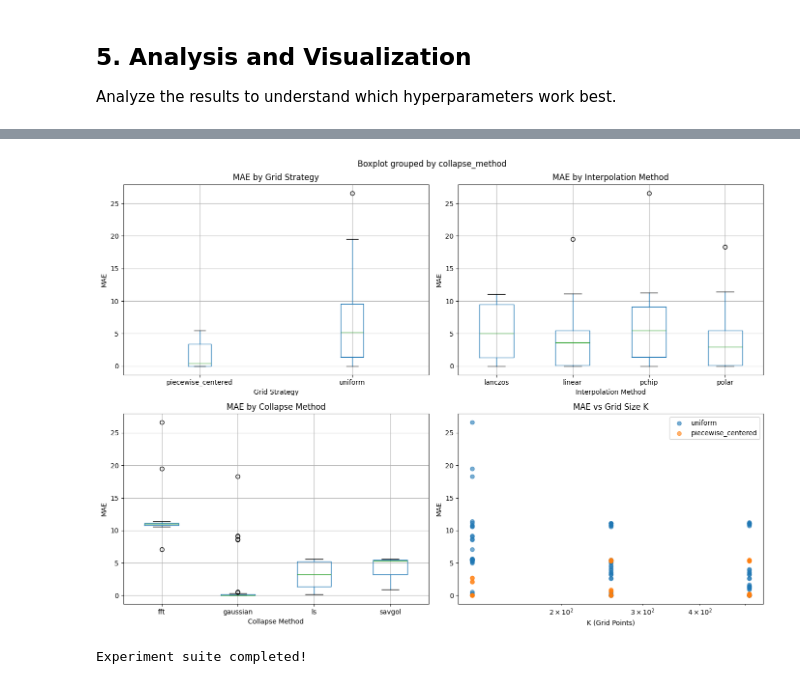
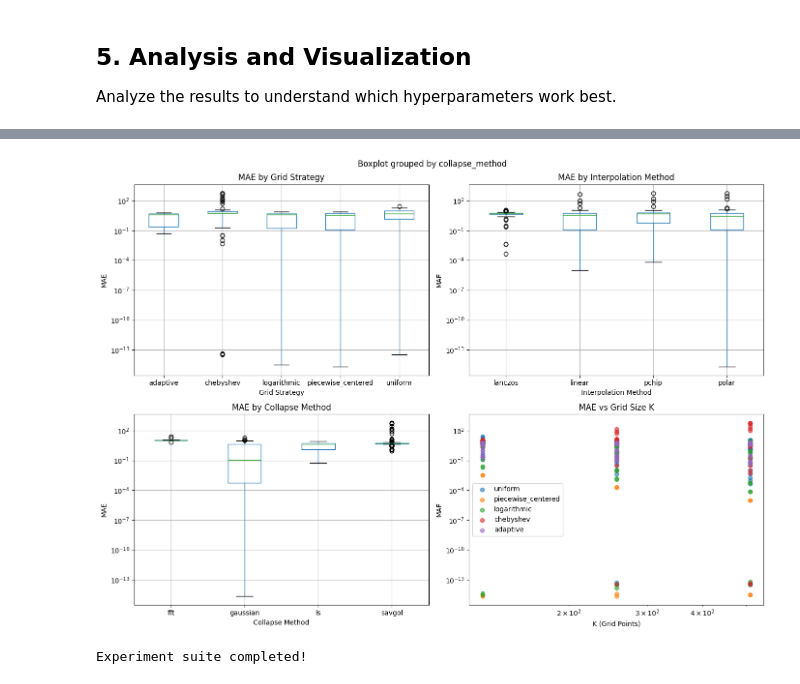
Before and after one commit to Dundalia/CVI, a Jupyter notebook: experiment_suite.ipynb, the cells around one changed output, grey strips where cells are left out. Saved outputs shown, nothing was run; the diff lists cells and outputs as text; code cells hidden in the pictures.

Commit message:
Added new grid methods and updated docs

```diff
--- a/experiment_suite.ipynb
+++ b/experiment_suite.ipynb
@@ -87,7 +49,16 @@ random_policy = np.random.randint(0, env_spec.n_actions, size=env_spec.n_states)
 # Compute Ground Truth via Classical VI
 print("Running Classical Value Iteration for Baseline...")
 pi_vi, V_vi, _, _ = value_iteration(env_spec, gamma=GAMMA, termination=1e-8)
-print("VI Converged.")
+
+# Compute Q_vi from V_vi for direct comparison
+# We need Q-values to compare against CVI's collapsed Q(s,a)
+Q_vi = np.zeros((env_spec.n_states, env_spec.n_actions))
+for s in range(env_spec.n_states):
+    for a in range(env_spec.n_actions):
+        for prob, next_state, reward, done in env_spec.P[s][a]:
+            Q_vi[s, a] += prob * (reward + GAMMA * V_vi[next_state] * (1 - done))
+
+print(f"VI Converged. Q_vi shape: {Q_vi.shape}, Mean Q-value: {Q_vi.mean():.3f}")
 # %% [output]
 Initialized taxi: States=500, Actions=6
 Running Classical Value Iteration for Baseline...
@@ -105,7 +86,7 @@ param_grid = {
     # Grid Parameters
     "W": [10.0, 20.0],           # Frequency range [-W, W]
     "K": [128, 256, 512],        # Number of grid points
-    "grid_strategy": ["uniform", "piecewise_centered"],
+    "grid_strategy": ["uniform", "piecewise_centered", "logarithmic", "chebyshev", "adaptive"],
 
     # CVI Core Parameters
     "interp_method": ["linear", "polar", "pchip", "lanczos"],
@@ -118,20 +99,28 @@ param_grid = {
 keys, values = zip(*param_grid.items())
 configs = [dict(zip(keys, v)) for v in itertools.product(*values)]
 
-# Filter incompatible combinations if necessary
-# e.g., FFT method usually requires uniform grid
+print(f"Total possible configurations: {len(configs)}")
+
+# Filter incompatible combinations
 filtered_configs = []
 for cfg in configs:
     # FFT assumes uniform grid structure for standard inversion
+    # Allow only uniform grids for FFT (could extend to others but needs validation)
     if cfg["collapse_method"] == "fft" and cfg["grid_strategy"] != "uniform":
         continue
 
     # Lanczos interpolation is theoretically best for uniform grids
-    if cfg["interp_method"] == "lanczos" and cfg["grid_strategy"] != "uniform":
-        continue
+    # But should work on any regular grid, so we allow it for all
+    # (Uncomment below to restrict Lanczos to uniform only)
+    # if cfg["interp_method"] == "lanczos" and cfg["grid_strategy"] != "uniform":
+    #     continue
 
     filtered_configs.append(cfg)
 
-print(f"Total Configurations to Test: {len(filtered_configs)}")
-print("Example Config:", filtered_configs[0])
+print(f"Configurations after filtering: {len(filtered_configs)}")
+print(f"\nGrid strategy distribution:")
+for strategy in param_grid["grid_strategy"]:
+    count = sum(1 for cfg in filtered_configs if cfg["grid_strategy"] == strategy)
+    print(f"  {strategy:20s}: {count} configs")
+print(f"\nExample Config:", filtered_configs[0])
 # %% [output]
@@ -309,33 +325,37 @@ df_results.boxplot(column='mae', by='grid_strategy', ax=axes[0, 0])
 axes[0, 0].set_title('MAE by Grid Strategy')
 axes[0, 0].set_xlabel('Grid Strategy')
 axes[0, 0].set_ylabel('MAE')
+axes[0, 0].set_yscale('log')
 
 # MAE by interpolation method
 df_results.boxplot(column='mae', by='interp_method', ax=axes[0, 1])
 axes[0, 1].set_title('MAE by Interpolation Method')
 axes[0, 1].set_xlabel('Interpolation Method')
 axes[0, 1].set_ylabel('MAE')
+axes[0, 1].set_yscale('log')
 
 # MAE by collapse method
 df_results.boxplot(column='mae', by='collapse_method', ax=axes[1, 0])
 axes[1, 0].set_title('MAE by Collapse Method')
 axes[1, 0].set_xlabel('Collapse Method')
 axes[1, 0].set_ylabel('MAE')
+axes[1, 0].set_yscale('log')
 
 # MAE vs K (grid size)
 for strategy in df_results['grid_strategy'].unique():
     data = df_results[df_results['grid_strategy'] == strategy]
     axes[1, 1].scatter(data['K'], data['mae'], label=strategy, alpha=0.6)
 axes[1, 1].set_title('MAE vs Grid Size K')
 axes[1, 1].set_xlabel('K (Grid Points)')
 axes[1, 1].set_ylabel('MAE')
 axes[1, 1].legend()
 axes[1, 1].set_xscale('log')
+axes[1, 1].set_yscale('log')
 
 plt.tight_layout()
 plt.show()
 
 print("\nExperiment suite completed!")
 # %% [output]
-[figure, old version]
+[figure, new version]
 Experiment suite completed!
```
Also changed, not shown: parts of 6 cells of this notebook, 11 other files.
